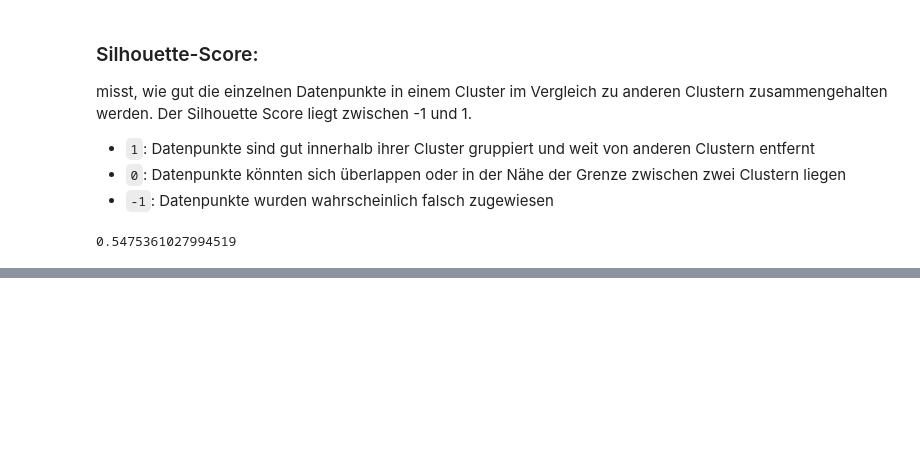
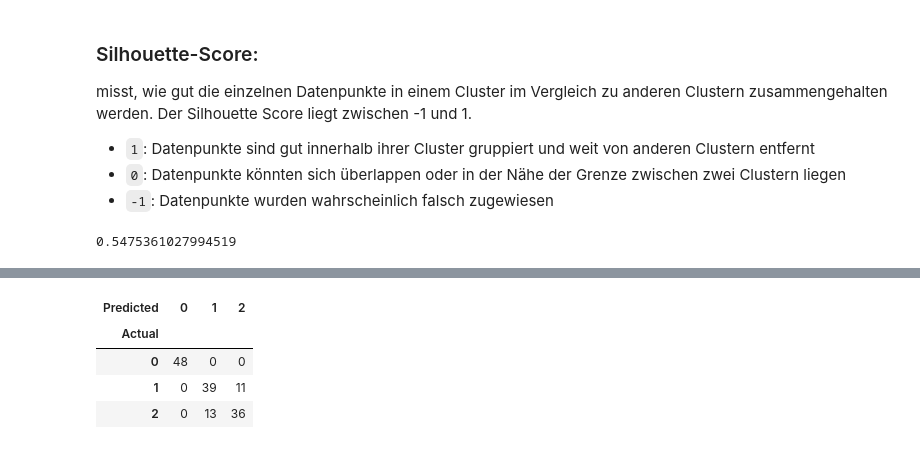
Before and after one commit to yungsnowx/215machinelearning, a Jupyter notebook: kMeansClustering/kMeansIris.ipynb, the cells around one changed output, grey strips where cells are left out. Cells and saved outputs as stored; diff of their text form; code cells hidden in the pictures; blank space fills up the shorter version.

```diff
--- a/kMeansClustering/kMeansIris.ipynb
+++ b/kMeansClustering/kMeansIris.ipynb
@@ -62,2 +66,2 @@ dublicate_data.shape
 # %%
-data.shape
+data = duplicate_data
@@ -66,2 +67,0 @@ data.shape
-# %%
-data = dublicate_data
@@ -242,0 +311,10 @@ sm.silhouette_score(data,prediction)
+# %%
+standard_scaler = StandardScaler()
+scaled_data = standard_scaler.fit_transform(x) # Objekt anwenden auf Daten
+scaled_data = pd.DataFrame(scaled_data) # Array in df umwandeln
+# %%
+model = KMeans(n_clusters=3, random_state=0) # k-Means-objekt erzeugen
+model.fit(scaled_data) # Algorithmus mit den daten antrainieren
+prediction = model.labels_
+prediction = np.where(prediction == 1, 0, np.where(prediction == 0, 1, prediction))
+prediction
@@ -242,0 +329,8 @@ sm.silhouette_score(data,prediction)
+# %%
+pd.crosstab(y, prediction,rownames=['Actual'], colnames=['Predicted'])
+# %% [output]
+| Predicted | 0 | 1 | 2 |
+| Actual |  |  |  |
+| 0 | 48 | 0 | 0 |
+| 1 | 0 | 39 | 11 |
+| 2 | 0 | 13 | 36 |
```
Also changed, not shown: parts of 24 cells of this notebook.
